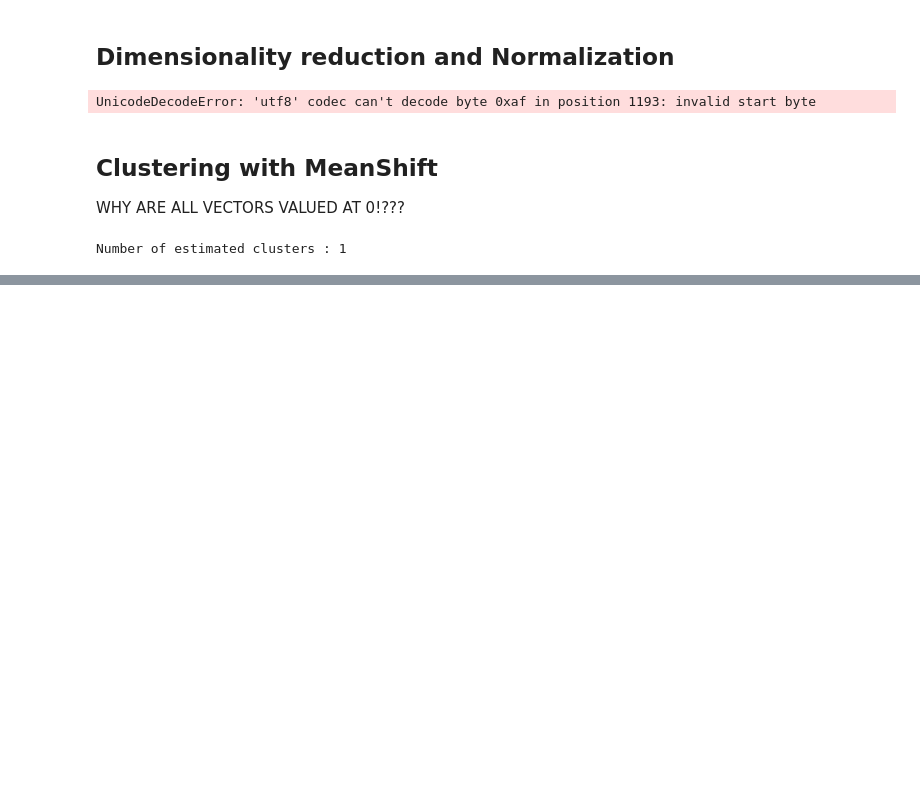
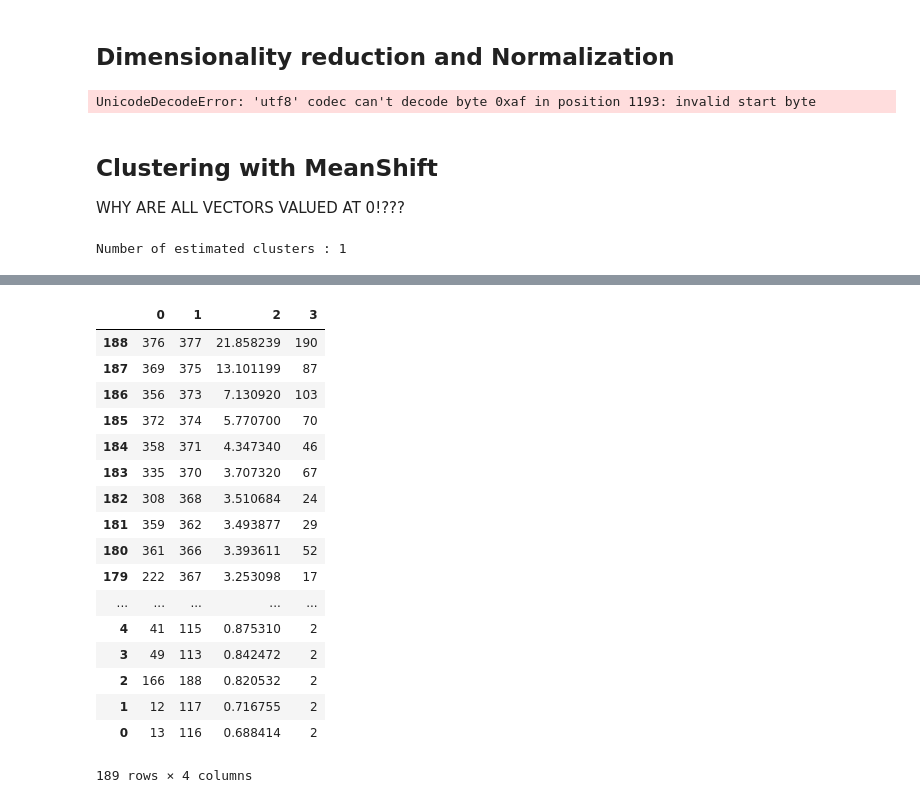
Before and after one commit to betoesquivel/onforums-testdataextractor, a Jupyter notebook: TestDataExtractor.ipynb, the cells around one changed output, grey strips where cells are left out. Saved outputs shown, nothing was run; the diff lists cells and outputs as text; code cells hidden in the pictures; blank space fills up the shorter version.

```diff
--- a/TestDataExtractor.ipynb
+++ b/TestDataExtractor.ipynb
@@ -217,0 +460,22 @@ Number of estimated clusters : 1
+# %%
+frame = pd.DataFrame(linkage_matrix)
+frame.sort_values(2,axis=0, ascending=False)
+# %% [output]
+|  | 0 | 1 | 2 | 3 |
+| 188 | 376 | 377 | 21.858239 | 190 |
+| 187 | 369 | 375 | 13.101199 | 87 |
+| 186 | 356 | 373 | 7.130920 | 103 |
+| 185 | 372 | 374 | 5.770700 | 70 |
+| 184 | 358 | 371 | 4.347340 | 46 |
+| 183 | 335 | 370 | 3.707320 | 67 |
+| 182 | 308 | 368 | 3.510684 | 24 |
+| 181 | 359 | 362 | 3.493877 | 29 |
+| 180 | 361 | 366 | 3.393611 | 52 |
+| 179 | 222 | 367 | 3.253098 | 17 |
+| ... | ... | ... | ... | ... |
+| 4 | 41 | 115 | 0.875310 | 2 |
+| 3 | 49 | 113 | 0.842472 | 2 |
+| 2 | 166 | 188 | 0.820532 | 2 |
+| 1 | 12 | 117 | 0.716755 | 2 |
+| 0 | 13 | 116 | 0.688414 | 2 |
+189 rows × 4 columns
```
Also changed, not shown: parts of 29 cells of this notebook, 5 other files.
